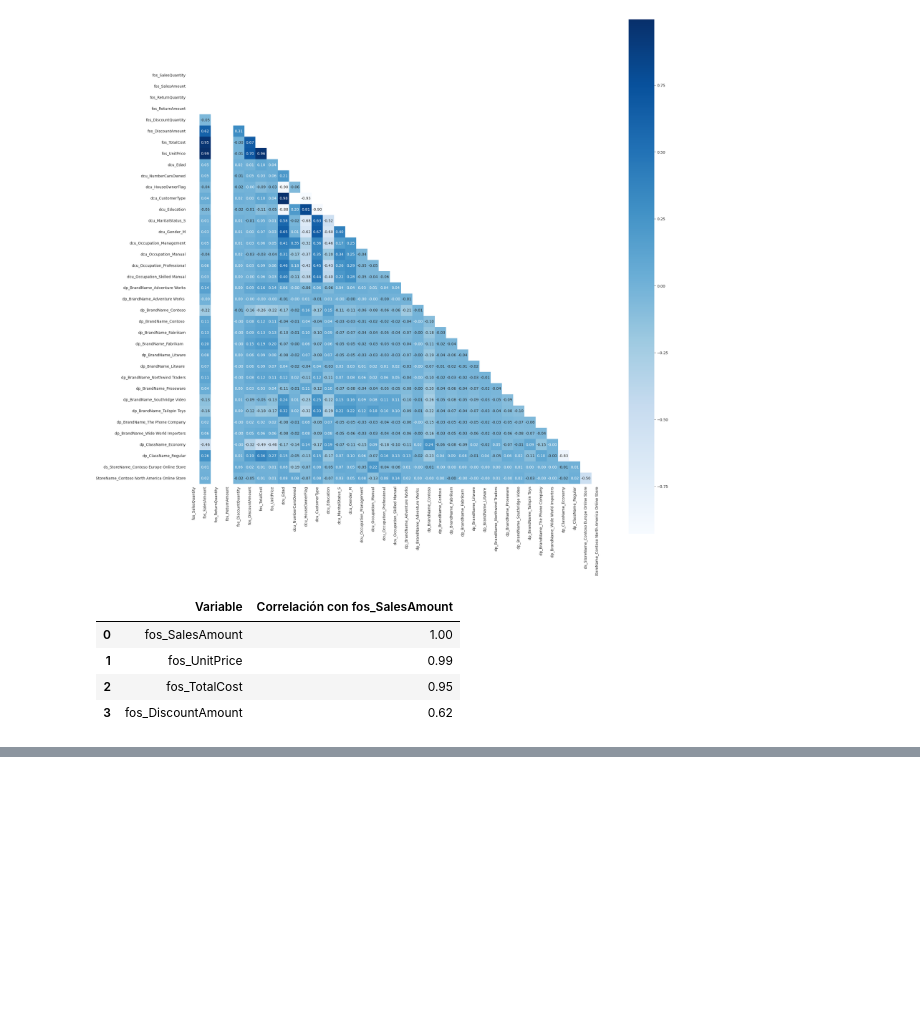
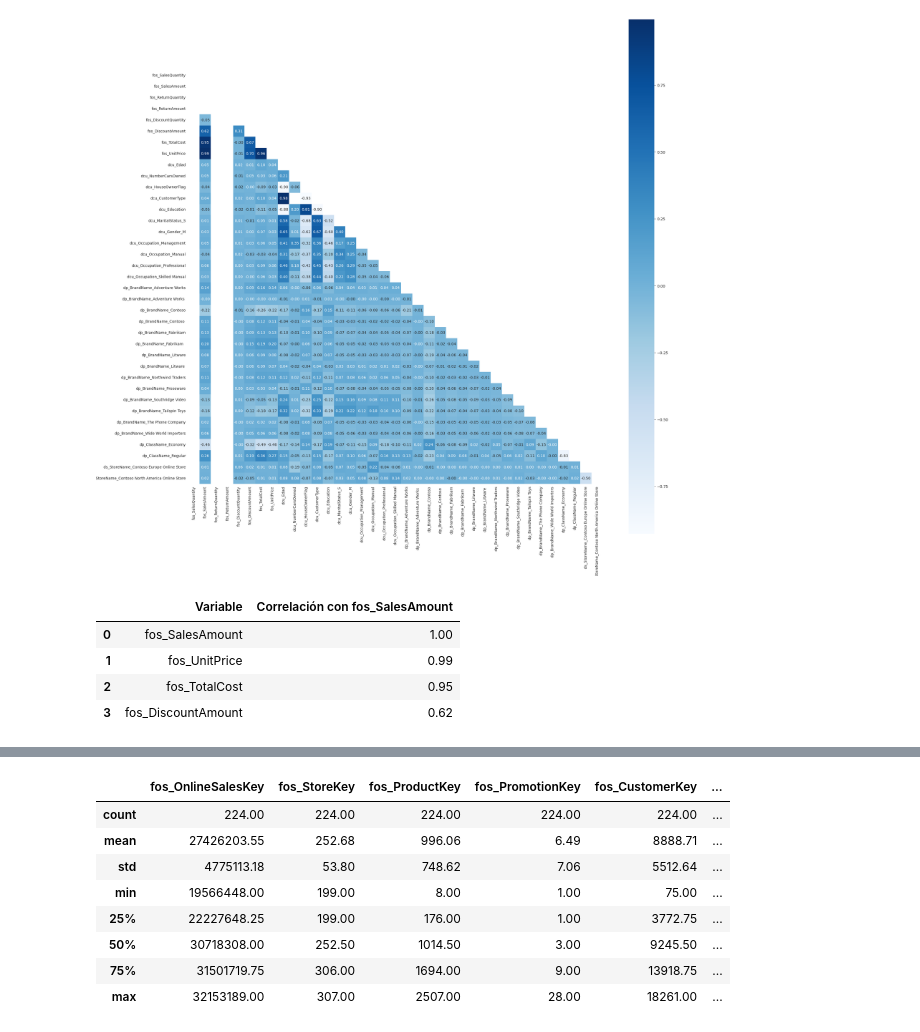
Before and after one commit to csanchezcsdigitales/contoso, a Jupyter notebook: cEDA 12.ipynb, the cells around one changed output, grey strips where cells are left out. Cells and saved outputs as stored; diff of their text form; code cells hidden in the pictures; blank space fills up the shorter version.

```diff
--- a/cEDA 12.ipynb
+++ b/cEDA 12.ipynb
@@ -991,0 +1002,12 @@ strong_corr_df
+# %%
+df_person.describe(include=np.number)
+# %% [output]
+|  | fos_OnlineSalesKey | fos_StoreKey | fos_ProductKey | fos_PromotionKey | fos_CustomerKey | ... |
+| count | 224.00 | 224.00 | 224.00 | 224.00 | 224.00 | ... |
+| mean | 27426203.55 | 252.68 | 996.06 | 6.49 | 8888.71 | ... |
+| std | 4775113.18 | 53.80 | 748.62 | 7.06 | 5512.64 | ... |
+| min | 19566448.00 | 199.00 | 8.00 | 1.00 | 75.00 | ... |
+| 25% | 22227648.25 | 199.00 | 176.00 | 1.00 | 3772.75 | ... |
+| 50% | 30718308.00 | 252.50 | 1014.50 | 3.00 | 9245.50 | ... |
+| 75% | 31501719.75 | 306.00 | 1694.00 | 9.00 | 13918.75 | ... |
+| max | 32153189.00 | 307.00 | 2507.00 | 28.00 | 18261.00 | ... |
```
Also changed, not shown: parts of 14 cells of this notebook.
